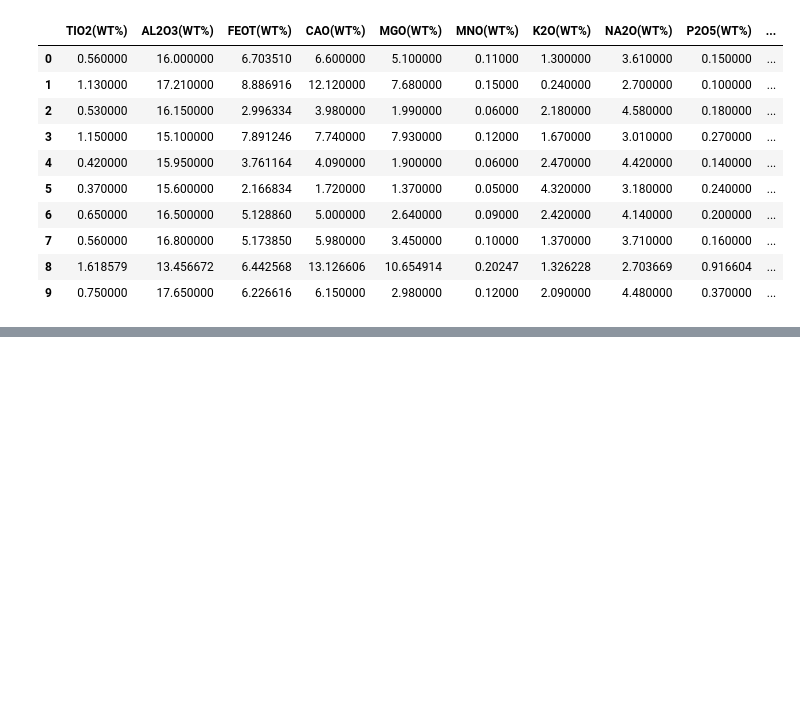
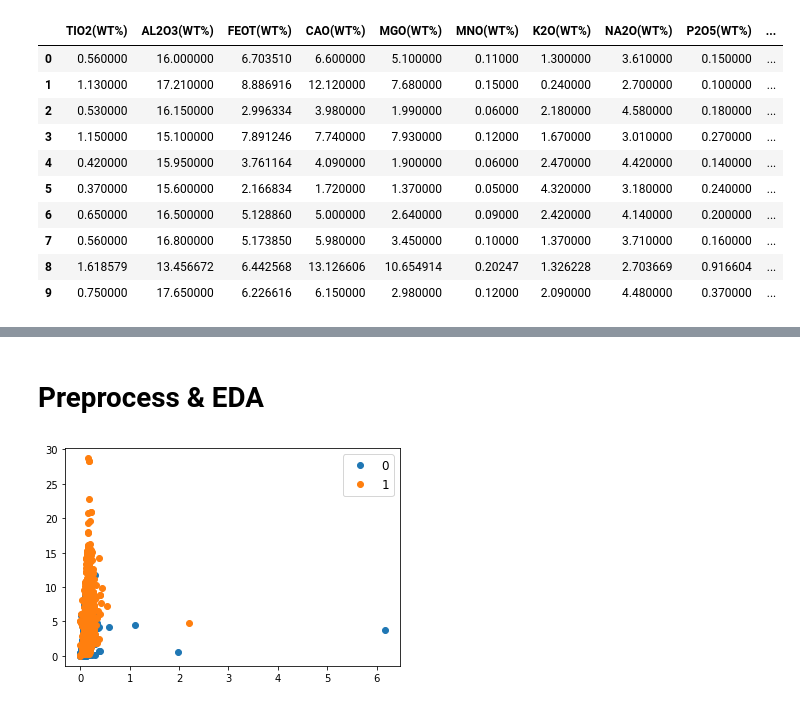
Before and after one commit to minji2744/PlanetA, a Jupyter notebook: task2_classifying_arc_thickness.ipynb, the cells around one changed output, grey strips where cells are left out. Cells and saved outputs as stored; diff of their text form; code cells hidden in the pictures; blank space fills up the shorter version.

```diff
--- a/task2_classifying_arc_thickness.ipynb
+++ b/task2_classifying_arc_thickness.ipynb
@@ -39,0 +76,26 @@ train.head(10)
+# %% [markdown]
+# Preprocess & EDA
+# %%
+train = train.drop_duplicates()
+# %%
+groups = train.groupby('Thickness')
+thick_df = groups.get_group(1).reset_index(drop=True)
+thin_df = groups.get_group(0).reset_index(drop=True)
+# %%
+fig, ax = plt.subplots()
+
+for name, group in groups:
+
+    ax.plot(group['MNO(WT%)'],
+
+            group['MGO(WT%)'],
+
+            marker='o',
+
+            linestyle='',
+
+            label=name)
+ax.legend(fontsize=12, loc='upper right')
+plt.show()
+# %% [output]
+[figure, added]
```
Also changed, not shown: parts of 32 cells of this notebook.
